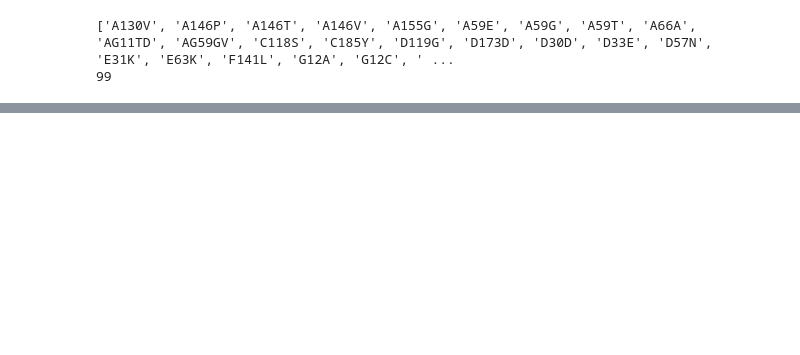
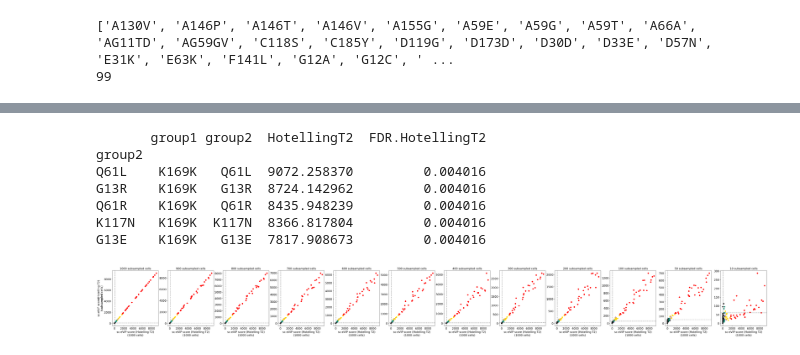
Before and after one commit to klarman-cell-observatory/sc_eVIP, a Jupyter notebook: 2020-07-09/2020-09-15_iii.KRAS_scoring.ipynb, the cells around one changed output, grey strips where cells are left out. Drawn from its saved outputs; the diff is of its cells as text; code cells hidden in the pictures; blank space fills up the shorter version.

```diff
--- a/2020-07-09/2020-09-15_iii.KRAS_scoring.ipynb
+++ b/2020-07-09/2020-09-15_iii.KRAS_scoring.ipynb
@@ -480,7 +486,7 @@ fdr_data.to_csv(DATA+'/'+PROTEIN+'/scoring/'+PROTEIN+'.scores_vs_'+ref+'.csv')
 # %%
 #mega subsampling
 SUBSAMPLING_LIST=[1000,900,800,700,600,500,400,300,200] #then every 10
-#SUBSAMPLING_LIST=[200,190,180,170,160,150,140,130,120,110,100,90,80,70,60,50,40,30,20,10]
+SUBSAMPLING_LIST=[190,180,170,160,150,140,130,120,110,100,90,80,70,60,50,40,30,20,10]
 ITERATIONS=range(10)
 ref='K169K'
 methods=['HotellingT2']
@@ -500,16 +506,19 @@ for subs_idx,subs in enumerate(SUBSAMPLING_LIST):
         adata_subsampled=perturb.pp.subsample_cells(adata,subs,'guide.compact')
 
         #compute scores
+        print(min(20,subs))
         scores_real=compare_groups_with_reference(adata_subsampled,
                                                              variants,
                                                              ref,
-                                                             methods=methods)
+                                                             methods=methods,
+                                                 num_pcs_hotelling=min(20,subs-1))
 
         scores_perm_custom=get_permuted_scores_custom(adata_subsampled,
                                                                  syn,
                                                                  ref,
                                                                  num_perm=10,
-                                                                methods=methods)
+                                                                methods=methods,
+                                                     num_pcs_hotelling=min(20,subs-1))
 
         #assign FDR based on permuted data
         fdr_data=compute_FDR(scores_real,
@@ -630,0 +606,4 @@ Trying to set attribute `.uns` of view, copying.
+# %%
+anno=pd.read_csv(DATA+'/'+PROTEIN+'/anno'+'/'+PROTEIN+'.anno.withresults.csv',sep='\t')
+anno.index=anno['Variant']
+print(anno.head())
@@ -630,0 +628,56 @@ Trying to set attribute `.uns` of view, copying.
+# %%
+#show subsampling comparisons
+
+
+SUBSAMPLING_LIST=[1000,900,800,700,600,500,400,300,200,100,50,10]
+
+fig,plots=plt.subplots(1,len(SUBSAMPLING_LIST))
+fig.set_size_inches(len(SUBSAMPLING_LIST)*5,5)
+
+ref='P359P'
+method='HotellingT2'
+#synonymous
+OUT_PREF=DATA+'/'+PROTEIN+'/scoring/'+PROTEIN
+
+iter_name='0'
+out_here=OUT_PREF+'.cellsPerVar1000.iter'+str(iter_name)+'.scores.gz'
+reference_data=pd.read_csv(out_here,sep='\t')
+reference_data.index=reference_data['group2']
+fdr_thresh_reference=get_threshold_at_FDR(reference_data,
+                                          method,FDR=0.01,higher=True)
+print(reference_data.head())
+i=0
+for subs_idx,subs in enumerate(SUBSAMPLING_LIST):
+    out_here=OUT_PREF+'.cellsPerVar'+str(subs)+'.iter'+str(iter_name)+'.scores.gz'
+    scores=pd.read_csv(out_here,sep='\t')
+    scores.index=scores['group2']
+    common=list(set(anno.index,).intersection(set(reference_data.index)))
+    fdr_thresh=get_threshold_at_FDR(scores,method,FDR=0.01,higher=True)
+
+    plots[i].scatter(reference_data.loc[common,method],
+                     scores.loc[common,method],
+                    c=anno.loc[common,'Cluster'])
+    plots[i].axhline(y=fdr_thresh,linestyle='--',color='gray')
+    plots[i].axvline(x=fdr_thresh_reference,linestyle='--',color='gray')
+    plots[i].grid(False)
+    plots[i].set_title(str(subs)+' subsampled cells')
+    plots[i].set_xlabel('sc-eVIP score (Hotelling T2)\n(1000 cells)')
+    if i==0:
+        plots[i].set_ylabel('sc-eVIP score(Hotelling T2)\n(subsampled cells)')
+    else:
+        plots[i].set_ylabel('')
+    #plots[i].set_xscale('log')
+    #plots[i].set_yscale('log')
+    i+=1
+
+plt.savefig(FIGS+'/'+PROTEIN+'.subsampling.pdf',bbox_inches = "tight")
+plt.savefig(FIGS+'/'+PROTEIN+'.subsampling.png',bbox_inches = "tight")
+# %% [output]
+       group1 group2  HotellingT2  FDR.HotellingT2
+group2
+Q61L    K169K   Q61L  9072.258370         0.004016
+G13R    K169K   G13R  8724.142962         0.004016
+Q61R    K169K   Q61R  8435.948239         0.004016
+K117N   K169K  K117N  8366.817804         0.004016
+G13E    K169K   G13E  7817.908673         0.004016
+[figure, added]
```
Also changed, not shown: parts of 11 cells of this notebook, 11 other files.
